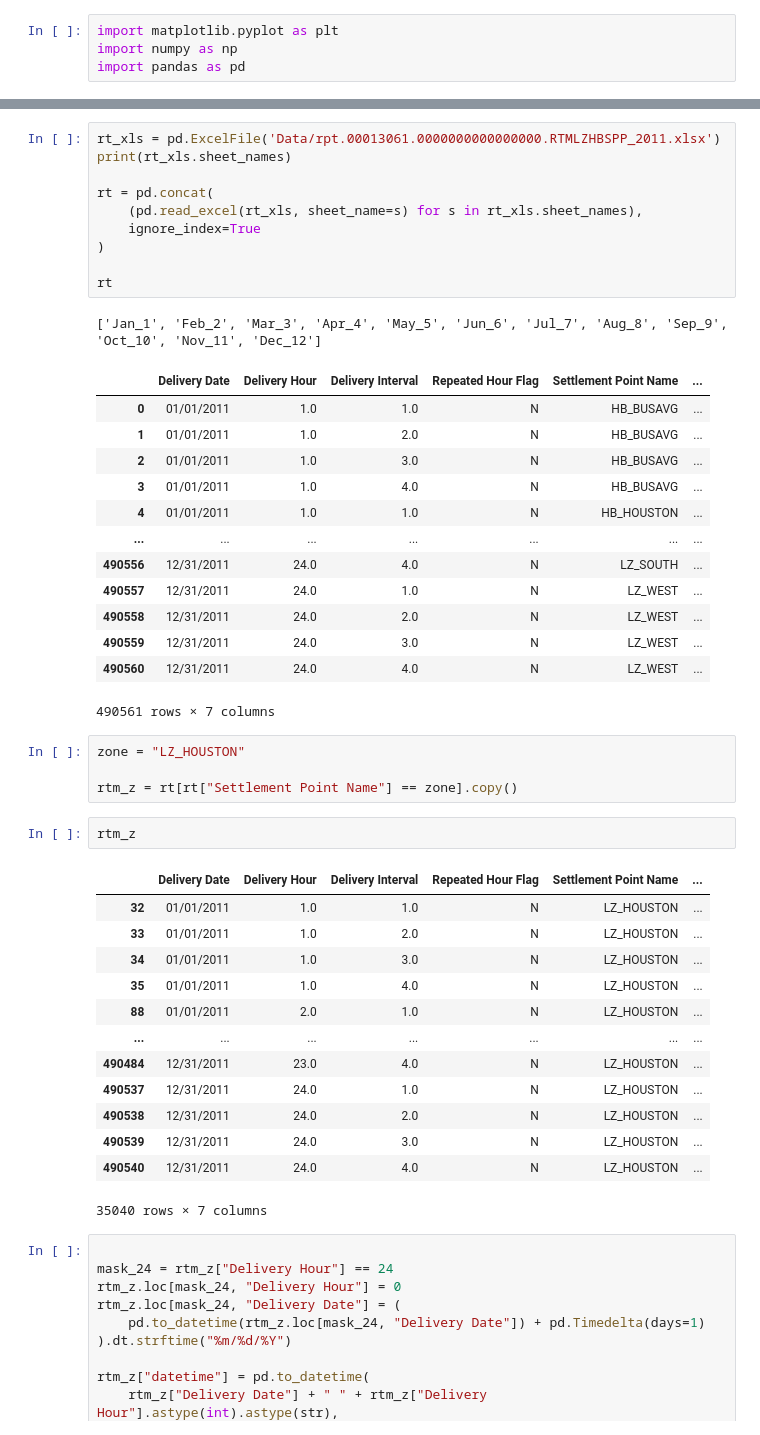
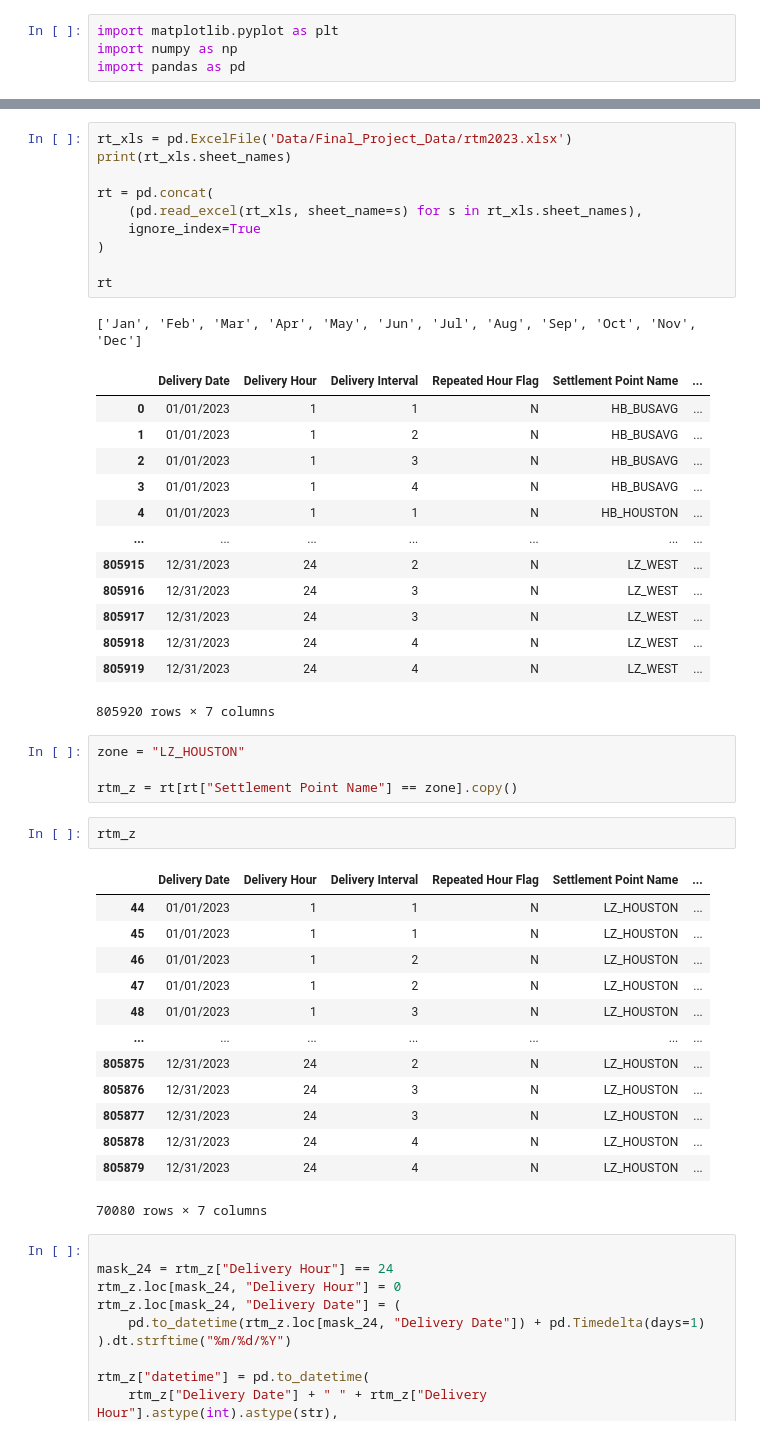
Before and after one commit to YashiDev556/DART-Electricity-Market-Predictor, a Jupyter notebook: large_scale_predictor.ipynb, the cells around one changed output, grey strips where cells are left out. Drawn from its saved outputs; the diff is of its cells as text.

```diff
--- a/large_scale_predictor.ipynb
+++ b/large_scale_predictor.ipynb
@@ -10,28 +17,28 @@ print(tf.__version__)
 # %%
-rt_xls = pd.ExcelFile('Data/rpt.00013061.0000000000000000.RTMLZHBSPP_2011.xlsx')
+rt_xls = pd.ExcelFile('Data/Final_Project_Data/rtm2023.xlsx')
 print(rt_xls.sheet_names)
 
 rt = pd.concat(
     (pd.read_excel(rt_xls, sheet_name=s) for s in rt_xls.sheet_names),
     ignore_index=True
 )
 
 rt
 # %% [output]
-['Jan_1', 'Feb_2', 'Mar_3', 'Apr_4', 'May_5', 'Jun_6', 'Jul_7', 'Aug_8', 'Sep_9', 'Oct_10', 'Nov_11', 'Dec_12']
+['Jan', 'Feb', 'Mar', 'Apr', 'May', 'Jun', 'Jul', 'Aug', 'Sep', 'Oct', 'Nov', 'Dec']
 |  | Delivery Date | Delivery Hour | Delivery Interval | Repeated Hour Flag | Settlement Point Name | ... |
-| 0 | 01/01/2011 | 1.0 | 1.0 | N | HB_BUSAVG | ... |
-| 1 | 01/01/2011 | 1.0 | 2.0 | N | HB_BUSAVG | ... |
-| 2 | 01/01/2011 | 1.0 | 3.0 | N | HB_BUSAVG | ... |
-| 3 | 01/01/2011 | 1.0 | 4.0 | N | HB_BUSAVG | ... |
-| 4 | 01/01/2011 | 1.0 | 1.0 | N | HB_HOUSTON | ... |
+| 0 | 01/01/2023 | 1 | 1 | N | HB_BUSAVG | ... |
+| 1 | 01/01/2023 | 1 | 2 | N | HB_BUSAVG | ... |
+| 2 | 01/01/2023 | 1 | 3 | N | HB_BUSAVG | ... |
+| 3 | 01/01/2023 | 1 | 4 | N | HB_BUSAVG | ... |
+| 4 | 01/01/2023 | 1 | 1 | N | HB_HOUSTON | ... |
 | ... | ... | ... | ... | ... | ... | ... |
-| 490556 | 12/31/2011 | 24.0 | 4.0 | N | LZ_SOUTH | ... |
-| 490557 | 12/31/2011 | 24.0 | 1.0 | N | LZ_WEST | ... |
-| 490558 | 12/31/2011 | 24.0 | 2.0 | N | LZ_WEST | ... |
-| 490559 | 12/31/2011 | 24.0 | 3.0 | N | LZ_WEST | ... |
-| 490560 | 12/31/2011 | 24.0 | 4.0 | N | LZ_WEST | ... |
+| 805915 | 12/31/2023 | 24 | 2 | N | LZ_WEST | ... |
+| 805916 | 12/31/2023 | 24 | 3 | N | LZ_WEST | ... |
+| 805917 | 12/31/2023 | 24 | 3 | N | LZ_WEST | ... |
+| 805918 | 12/31/2023 | 24 | 4 | N | LZ_WEST | ... |
+| 805919 | 12/31/2023 | 24 | 4 | N | LZ_WEST | ... |
-490561 rows × 7 columns
+805920 rows × 7 columns
 # %%
 zone = "LZ_HOUSTON"
 
@@ -40,18 +47,18 @@ rtm_z = rt[rt["Settlement Point Name"] == zone].copy()
 rtm_z
 # %% [output]
 |  | Delivery Date | Delivery Hour | Delivery Interval | Repeated Hour Flag | Settlement Point Name | ... |
-| 32 | 01/01/2011 | 1.0 | 1.0 | N | LZ_HOUSTON | ... |
-| 33 | 01/01/2011 | 1.0 | 2.0 | N | LZ_HOUSTON | ... |
-| 34 | 01/01/2011 | 1.0 | 3.0 | N | LZ_HOUSTON | ... |
-| 35 | 01/01/2011 | 1.0 | 4.0 | N | LZ_HOUSTON | ... |
-| 88 | 01/01/2011 | 2.0 | 1.0 | N | LZ_HOUSTON | ... |
+| 44 | 01/01/2023 | 1 | 1 | N | LZ_HOUSTON | ... |
+| 45 | 01/01/2023 | 1 | 1 | N | LZ_HOUSTON | ... |
+| 46 | 01/01/2023 | 1 | 2 | N | LZ_HOUSTON | ... |
+| 47 | 01/01/2023 | 1 | 2 | N | LZ_HOUSTON | ... |
+| 48 | 01/01/2023 | 1 | 3 | N | LZ_HOUSTON | ... |
 | ... | ... | ... | ... | ... | ... | ... |
-| 490484 | 12/31/2011 | 23.0 | 4.0 | N | LZ_HOUSTON | ... |
-| 490537 | 12/31/2011 | 24.0 | 1.0 | N | LZ_HOUSTON | ... |
-| 490538 | 12/31/2011 | 24.0 | 2.0 | N | LZ_HOUSTON | ... |
-| 490539 | 12/31/2011 | 24.0 | 3.0 | N | LZ_HOUSTON | ... |
-| 490540 | 12/31/2011 | 24.0 | 4.0 | N | LZ_HOUSTON | ... |
+| 805875 | 12/31/2023 | 24 | 2 | N | LZ_HOUSTON | ... |
+| 805876 | 12/31/2023 | 24 | 3 | N | LZ_HOUSTON | ... |
+| 805877 | 12/31/2023 | 24 | 3 | N | LZ_HOUSTON | ... |
+| 805878 | 12/31/2023 | 24 | 4 | N | LZ_HOUSTON | ... |
+| 805879 | 12/31/2023 | 24 | 4 | N | LZ_HOUSTON | ... |
-35040 rows × 7 columns
+70080 rows × 7 columns
 # %%
 
 mask_24 = rtm_z["Delivery Hour"] == 24
```
Also changed, not shown: parts of 27 cells of this notebook, 2 other files.
